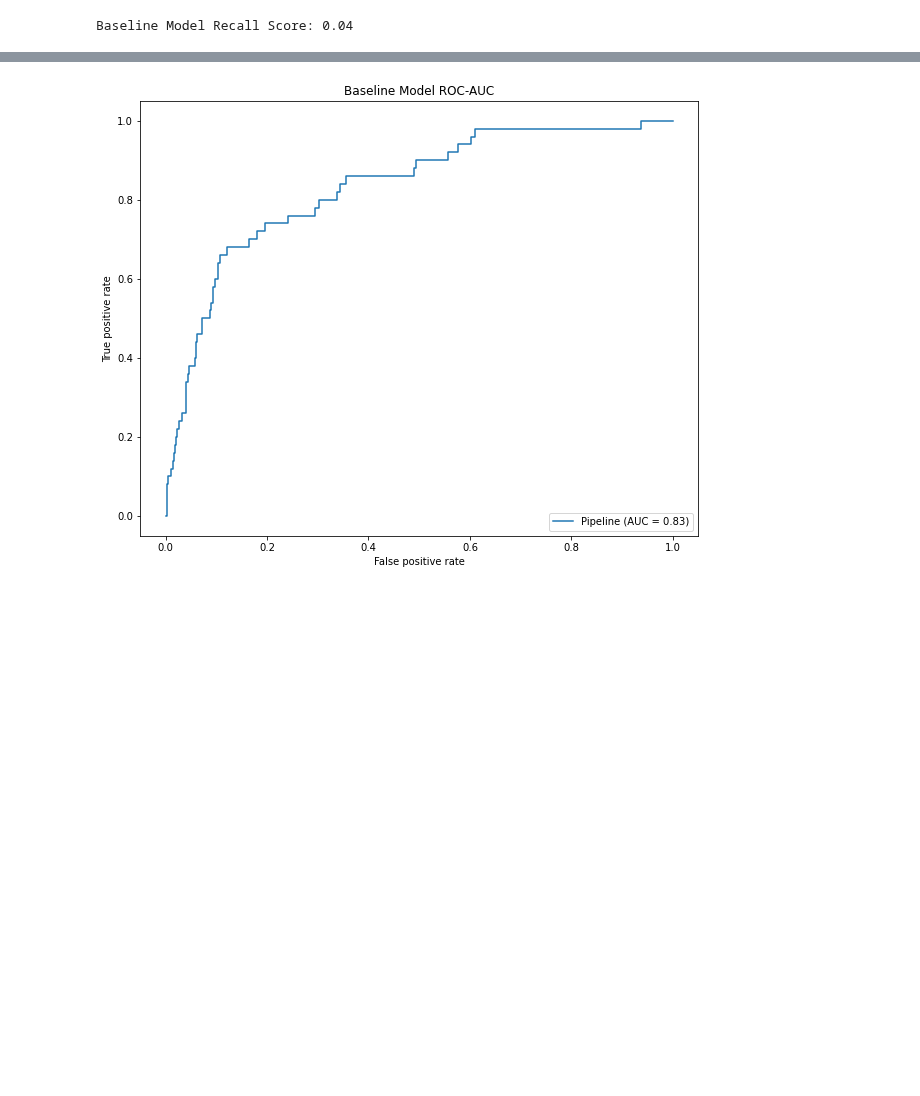
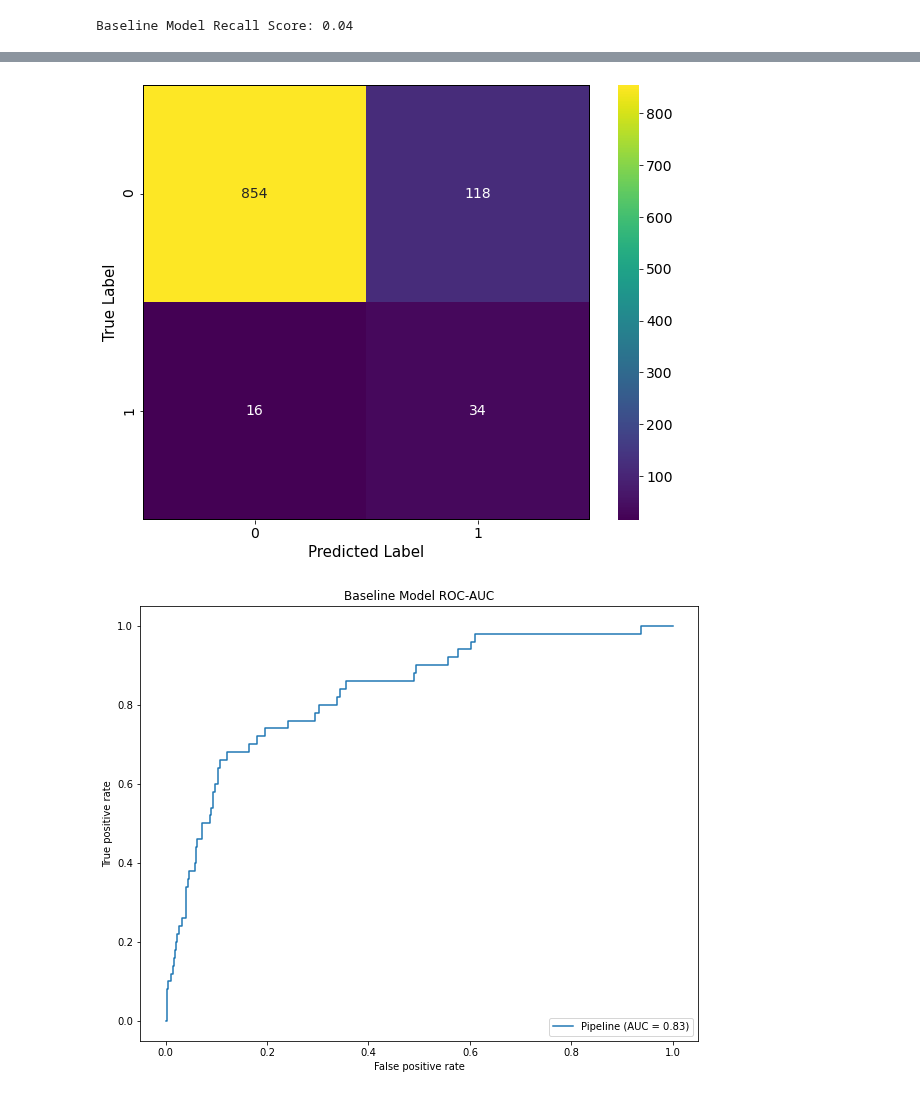
Before and after one commit to jordanate/machine-learning-classification, a Jupyter notebook: jordana_notebook.ipynb, the cells around one changed output, grey strips where cells are left out. Cells and saved outputs as stored; diff of their text form; code cells hidden in the pictures; blank space fills up the shorter version.

```diff
--- a/jordana_notebook.ipynb
+++ b/jordana_notebook.ipynb
@@ -444,5 +466,5 @@ Baseline Model Recall Score: 0.04
 # %%
-# thresh = optimal_thresh['threshold'].values
-# y_pred_with_threshold = (y_prob[:,1] >= thresh).astype(int)
-# y_pred_with_threshold
+# Calculating y predictions using the optimal threshold
+thresh = optimal_thresh['threshold'].values
+y_pred_best_threshold = (y_prob[:,1] >= thresh).astype(int)
 # %%
@@ -451 +476,19 @@ Baseline Model Recall Score: 0.04
+# %%
+# Visualization a confusion matrix when using the optimal threshold
+conf_mat_best = confusion_matrix(y_test, y_pred_best_threshold)
+fig, ax = plt.subplots(figsize = (10, 8))
+sns.heatmap(conf_mat_best, annot = True, fmt='g', annot_kws={'fontsize': 14},
+            cmap = 'viridis', linecolor = 'black', ax = ax)
+ax.set_ylabel('True Label', size = 15)
+ax.set_xlabel('Predicted Label', size = 15)
+ax.axhline(y = 0, color='k',linewidth = 1)
+ax.axhline(y = conf_mat_best.shape[1], color = 'k',
+            linewidth = 2)
+ax.axvline(x = 0, color = 'k',
+            linewidth = 1)
+ax.axvline(x = conf_mat_best.shape[0],
+            color = 'k', linewidth = 2)
+plt.show()
+# %% [output]
+[figure, added]
 # %%
```
Also changed, not shown: parts of 30 cells of this notebook.
